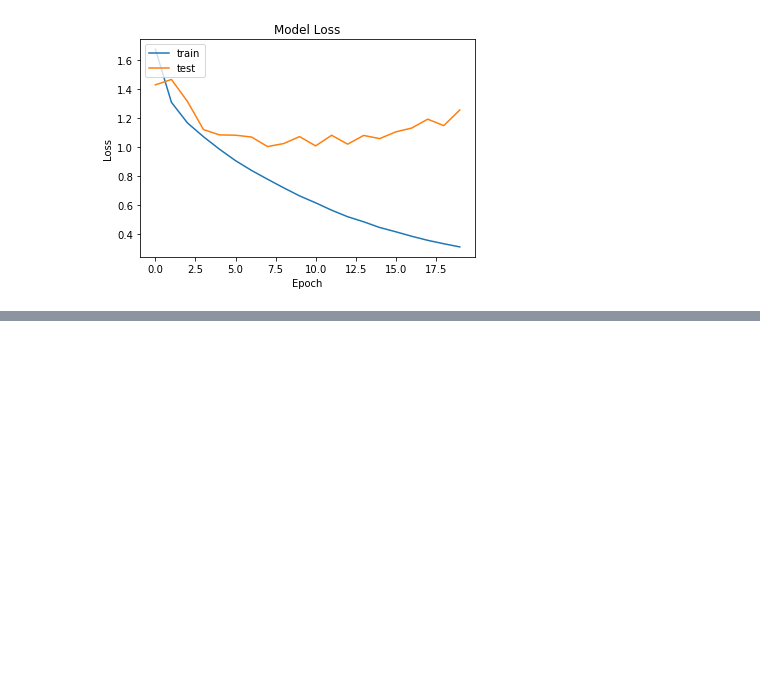
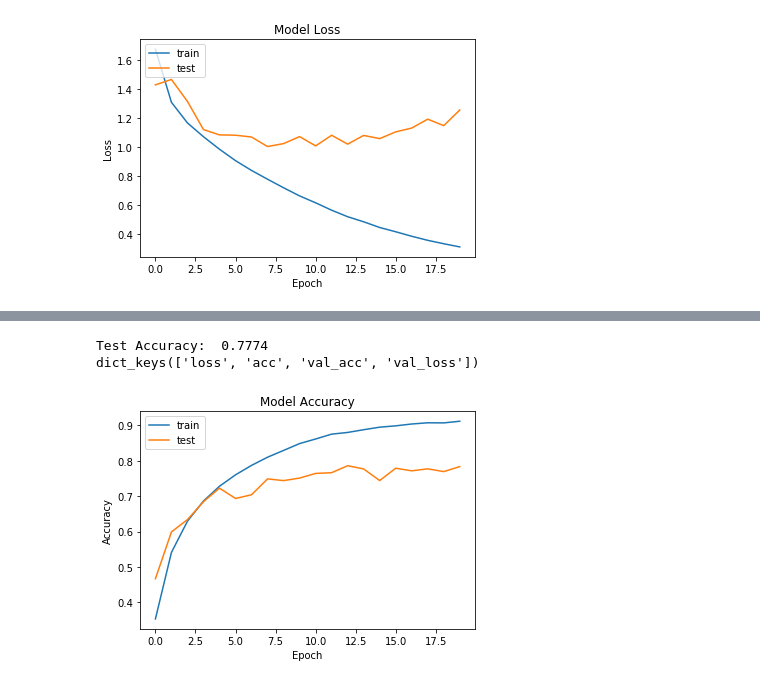
Before and after one commit to abhikbanerjee/DeepLearningKeras, a Jupyter notebook: Deep_Learning_Convnets_Cifar10.ipynb, the cells around one changed output, grey strips where cells are left out. Drawn from its saved outputs; the diff is of its cells as text; code cells hidden in the pictures; blank space fills up the shorter version.

```diff
--- a/Deep_Learning_Convnets_Cifar10.ipynb
+++ b/Deep_Learning_Convnets_Cifar10.ipynb
@@ -177,0 +201,4 @@ _________________________________________________________________
+# %%
+model.compile(optimizer=OPTIMIZER, loss='sparse_categorical_crossentropy', metrics=['accuracy'])
+history = model.fit(X_train, Y_train, batch_size=BATCH_SIZE, epochs=NB_EPOCHS, verbose=VERBOSE,
+                    validation_split=SPLIT_PARAM)
@@ -177,0 +223,20 @@ _________________________________________________________________
+# %%
+score = model.evaluate(X_test, Y_test, verbose=VERBOSE)
+print('Test Score: ', score[0])
+print('Test Accuracy: ', score[1])
+
+#list all data in history
+print(history.history.keys())
+
+#Summarize history for accuracy
+plt.plot(history.history['acc'])
+plt.plot(history.history['val_acc'])
+plt.title('Model Accuracy')
+plt.ylabel('Accuracy')
+plt.xlabel('Epoch')
+plt.legend(['train', 'test'], loc='upper left')
+plt.show()
+# %% [output]
+Test Accuracy:  0.7774
+dict_keys(['loss', 'acc', 'val_acc', 'val_loss'])
+[figure, added]
```
Also changed, not shown: parts of 6 cells of this notebook, 1 other file.
